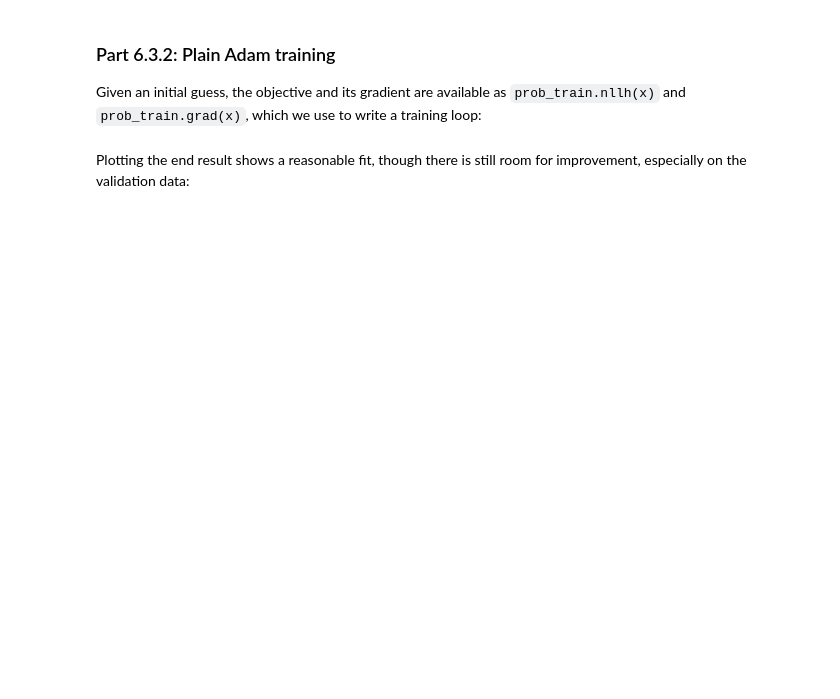
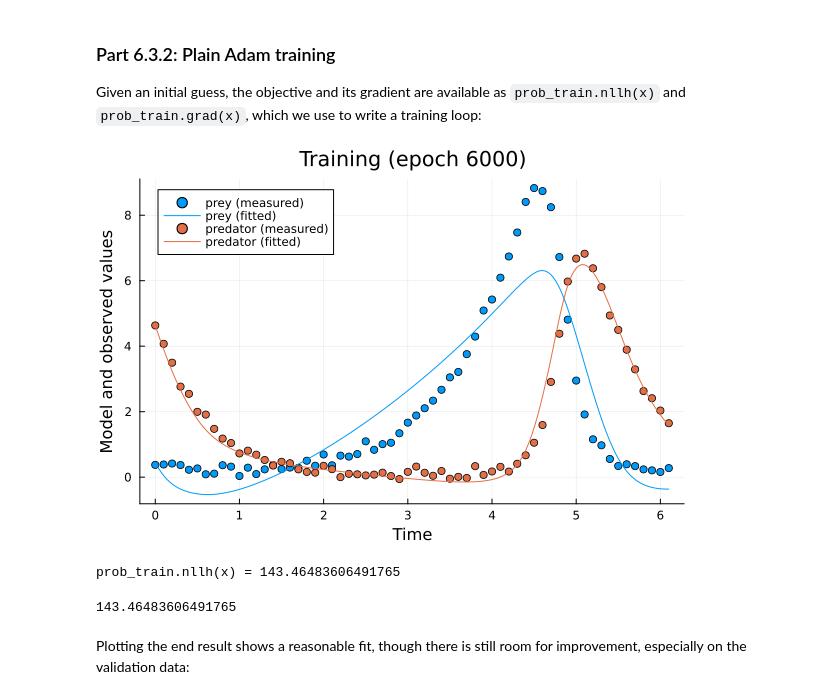
Before and after one commit to TorkelE/Catalyst-PEtab-Workshop-ECTMB-SMB-2026, a Jupyter notebook: part_Å_petab_sciml.ipynb, the cells around one changed output. Cells and saved outputs as stored; diff of their text form; code cells hidden in the pictures; blank space fills up the shorter version.

```diff
--- a/part_Å_petab_sciml.ipynb
+++ b/part_Å_petab_sciml.ipynb
@@ -312,36 +400,35 @@ Given an initial guess, the objective and its gradient are available as `prob_tr
 # %%
 using Optimisers, IJulia
 
 x = deepcopy(x0)
 learning_rate = 1e-3
 state = Optimisers.setup(Adam(learning_rate), x)
 
 trace_adam = Float64[]
 n_epochs = 6000
 plot_every = 100            # redraw the fit every this many epochs
 
 for epoch in 1:n_epochs
     g = prob_train.grad(x)
     state, x = Optimisers.update(state, x, g)
 
-    # Stop if the objective cannot be evaluated (e.g. simulation failure)
-    nllh_train = prob_train.nllh(x)
-    if !isfinite(nllh_train) || nllh_train > 1e10
-        break
-    end
-
     if epoch % 25 == 0 || epoch == 1
+        nllh_train = prob_train.nllh(x)
         push!(trace_adam, nllh_train)
     end
 
     # Live-update the fit against the training and validation data
     if epoch % plot_every == 0 || epoch == 1
         p1 = plot(x, prob_train; title = "Training (epoch $epoch)")
         IJulia.clear_output(true)                    # replace the previous frame
         display(p1)
     end
 end
 @show prob_train.nllh(x)
+# %% [output]
+[figure, added]
+prob_train.nllh(x) = 143.46483606491765
+143.46483606491765
 # %% [markdown]
 Plotting the end result shows a reasonable fit, though there is still room for improvement, especially on the validation data:
 # %%
```
Also changed, not shown: parts of 27 cells of this notebook.
